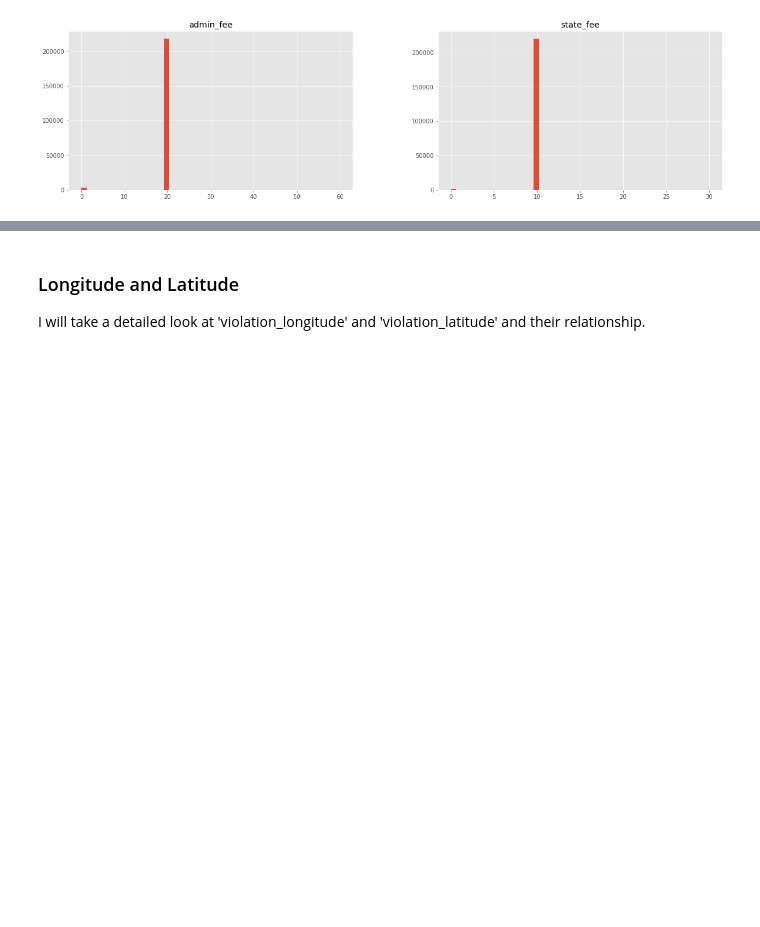
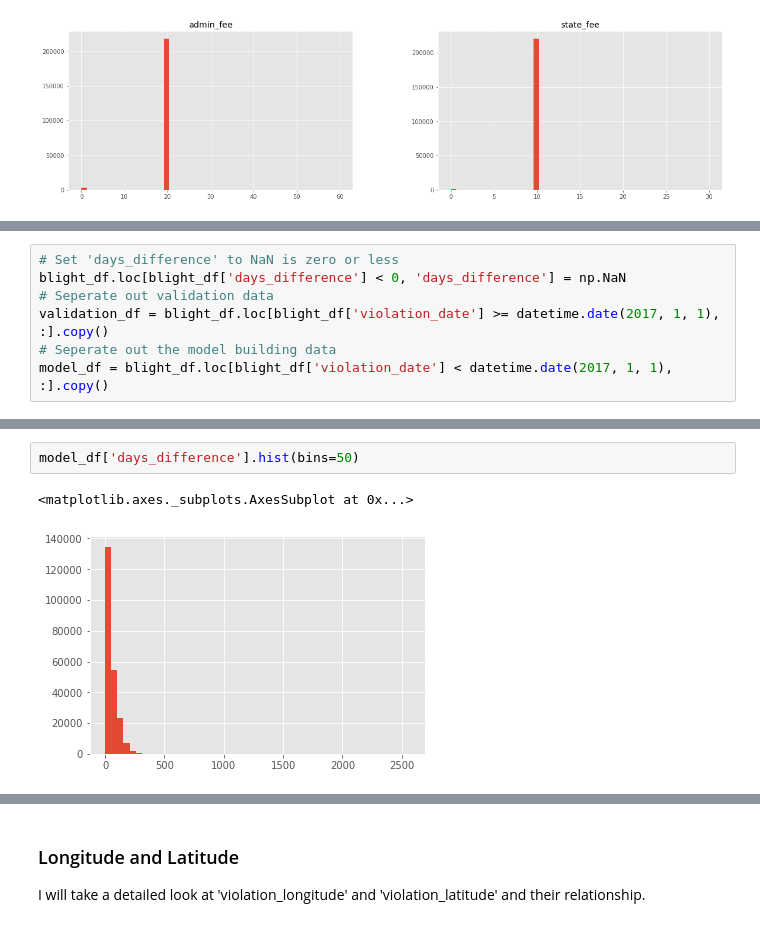
Before and after one commit to jesadrperez/Competitions, a Jupyter notebook: Blight-Violations-DRAFT.ipynb, the cells around one changed output, grey strips where cells are left out. Cells and saved outputs as stored; diff of their text form; blank space fills up the shorter version.

```diff
--- a/Blight-Violations-DRAFT.ipynb
+++ b/Blight-Violations-DRAFT.ipynb
@@ -941,0 +828,7 @@ Much better!
+# %%
+# Set 'days_difference' to NaN is zero or less
+blight_df.loc[blight_df['days_difference'] < 0, 'days_difference'] = np.NaN
+# Seperate out validation data
+validation_df = blight_df.loc[blight_df['violation_date'] >= datetime.date(2017, 1, 1), :].copy()
+# Seperate out the model building data
+model_df = blight_df.loc[blight_df['violation_date'] < datetime.date(2017, 1, 1), :].copy()
@@ -941,0 +849,5 @@ Much better!
+# %%
+model_df['days_difference'].hist(bins=50)
+# %% [output]
+<matplotlib.axes._subplots.AxesSubplot at 0x...>
+[figure, added]
```
Also changed, not shown: parts of 75 cells of this notebook, 1 other file.
